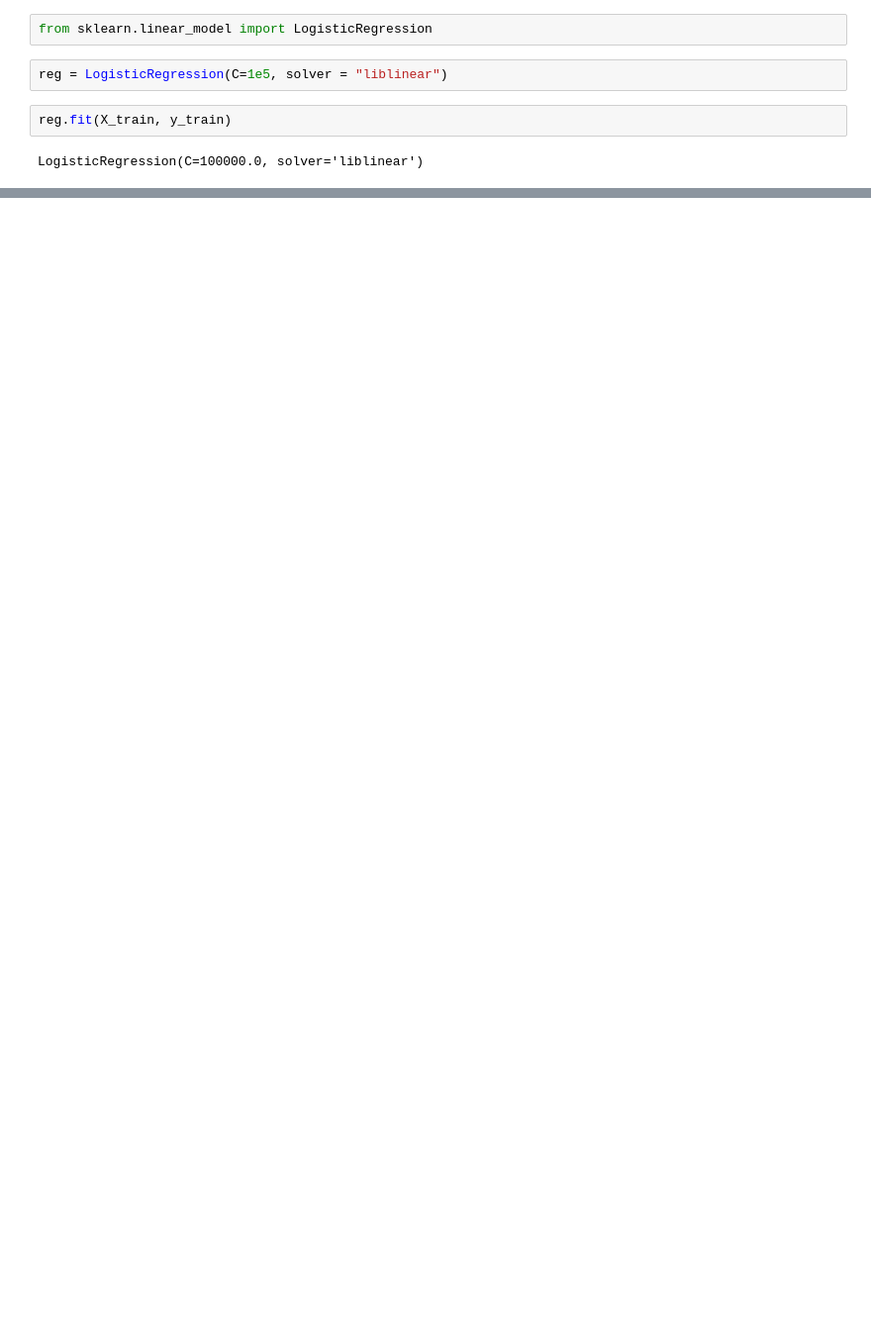
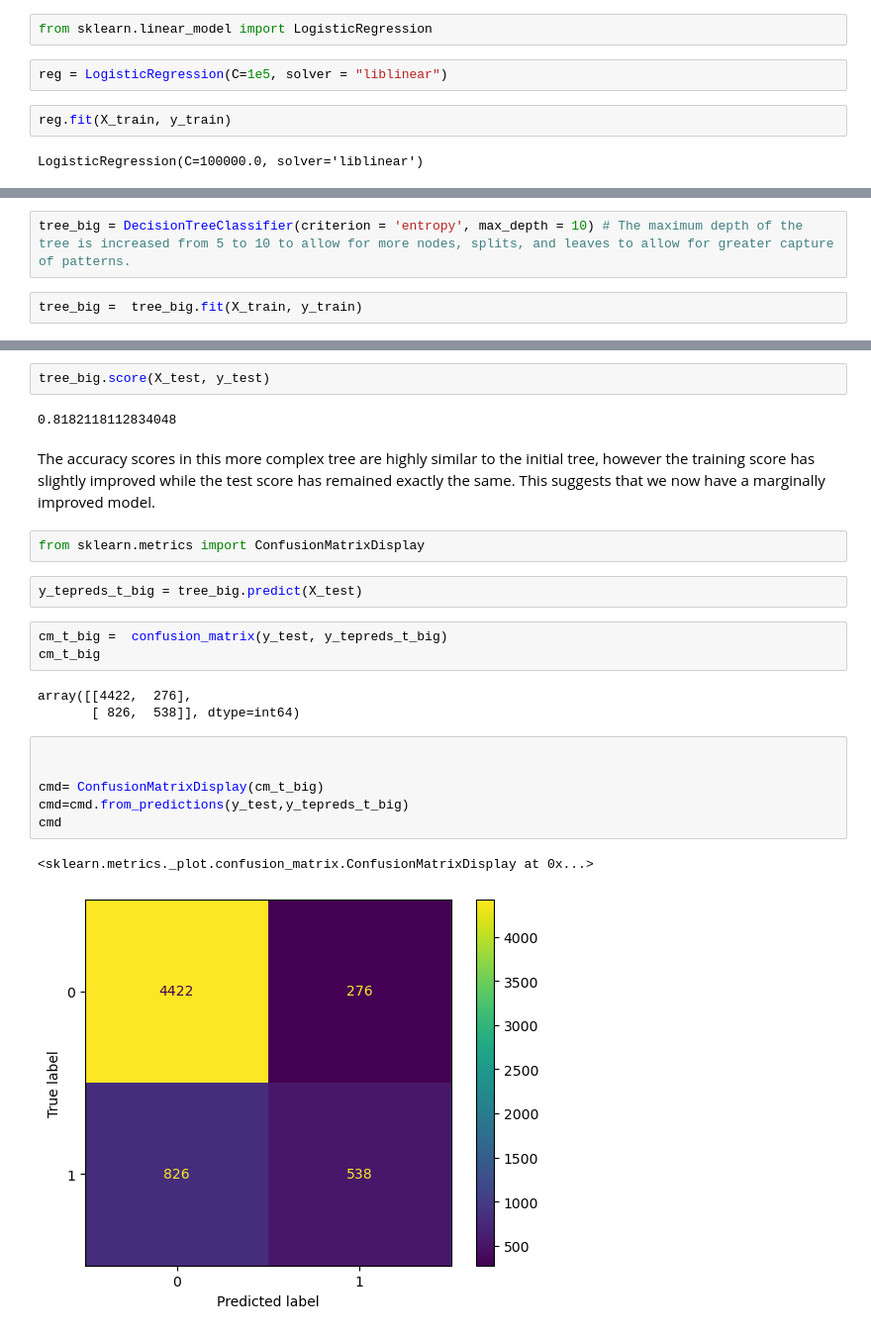
Before and after one commit to jmarksk/VaccineProject, a Jupyter notebook: VaccineProjectNotebook.ipynb, the cells around one changed output, grey strips where cells are left out. Shown: that part at 99% size. Cells and saved outputs as stored; diff of their text form; blank space fills up the shorter version.

Commit message:
Non-parametric models, conclusions

```diff
--- a/VaccineProjectNotebook.ipynb
+++ b/VaccineProjectNotebook.ipynb
@@ -390,0 +428,4 @@ reg.score(X_test, y_test)
+# %%
+tree_big = DecisionTreeClassifier(criterion = 'entropy', max_depth = 10) # The maximum depth of the tree is increased from 5 to 10 to allow for more nodes, splits, and leaves to allow for greater capture of patterns.
+# %%
+tree_big =  tree_big.fit(X_train, y_train)
@@ -390,0 +436,25 @@ reg.score(X_test, y_test)
+# %%
+tree_big.score(X_test, y_test)
+# %% [output]
+0.8182118112834048
+# %% [markdown]
+The accuracy scores in this more complex tree are highly similar to the initial tree, however the training score has slightly improved while the test score has remained exactly the same.  This suggests that we now have a marginally improved model.
+# %%
+from sklearn.metrics import ConfusionMatrixDisplay
+# %%
+y_tepreds_t_big = tree_big.predict(X_test)
+# %%
+cm_t_big =  confusion_matrix(y_test, y_tepreds_t_big)
+cm_t_big
+# %% [output]
+array([[4422,  276],
+       [ 826,  538]], dtype=int64)
+# %%
+
+
+cmd= ConfusionMatrixDisplay(cm_t_big)
+cmd=cmd.from_predictions(y_test,y_tepreds_t_big)
+cmd
+# %% [output]
+<sklearn.metrics._plot.confusion_matrix.ConfusionMatrixDisplay at 0x...>
+[figure, added]
```
Also changed, not shown: parts of 20 cells of this notebook.
